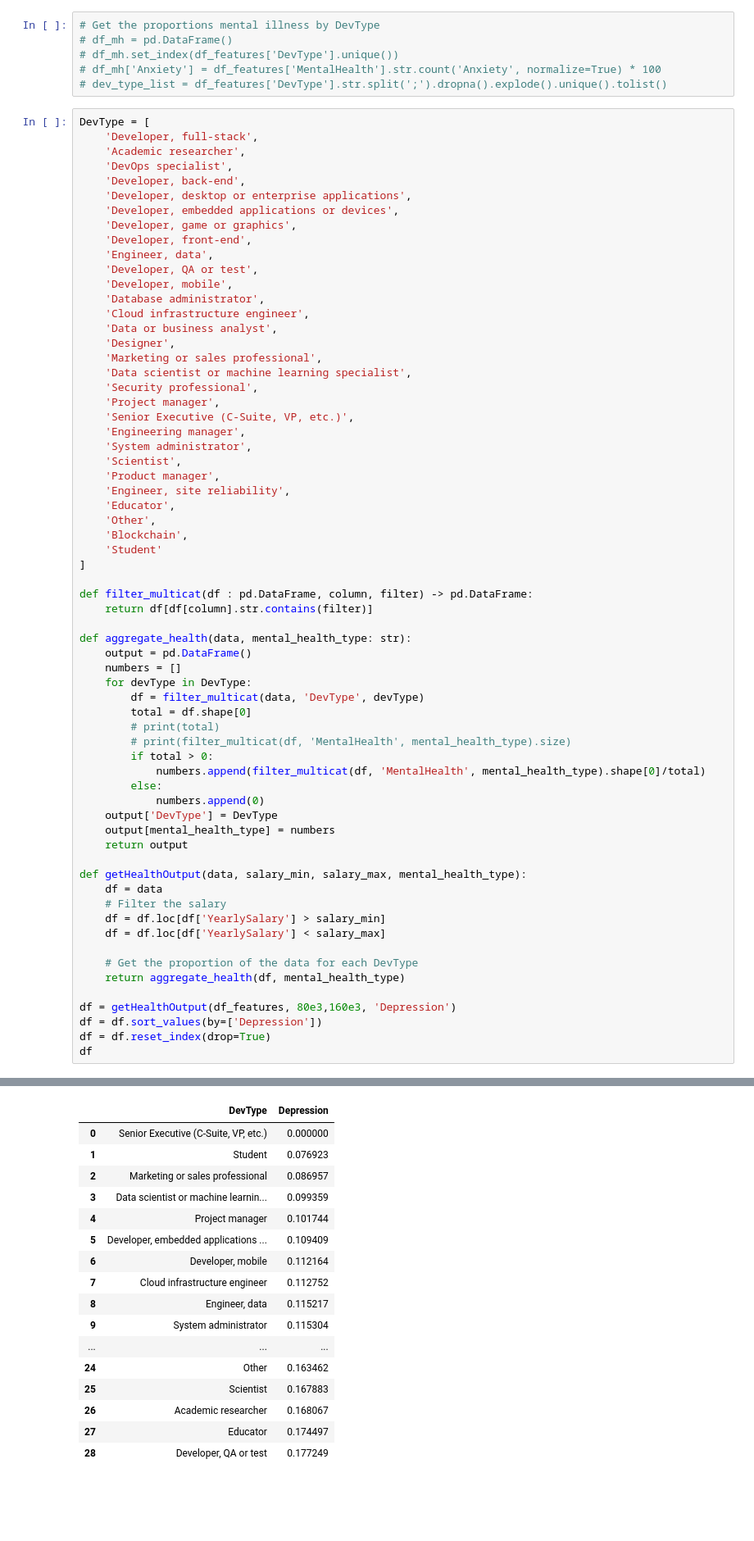
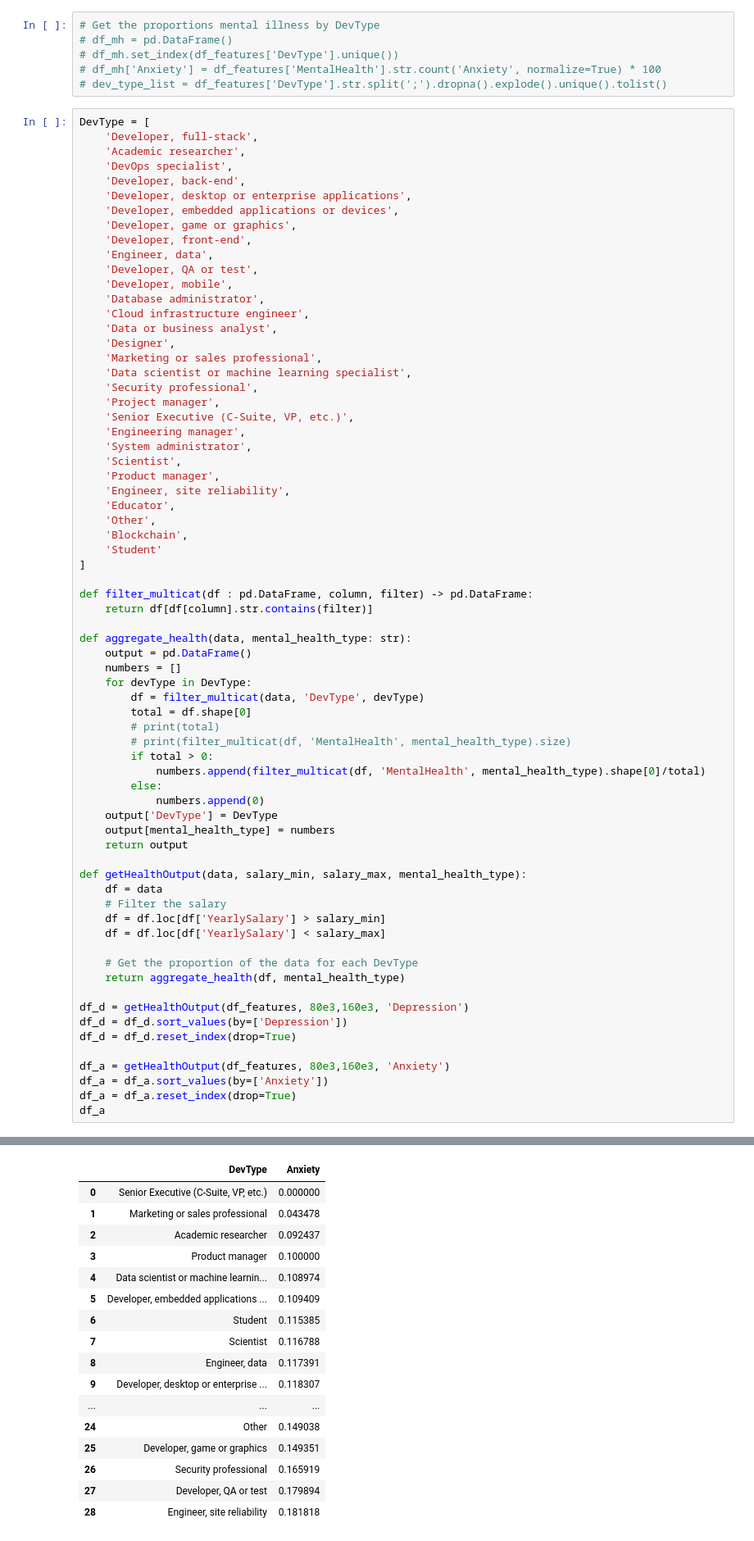
Before and after one commit to alphasigma25/VI-2022, a Jupyter notebook: MentalHealthCSV.ipynb, the cells around one changed output, grey strips where cells are left out. Shown: that part at 82% size. Drawn from its saved outputs; the diff is of its cells as text; blank space fills up the shorter version.

Commit message:
Added Anxiety to mental_health

```diff
--- a/MentalHealthCSV.ipynb
+++ b/MentalHealthCSV.ipynb
@@ -214,9 +214,13 @@ def getHealthOutput(data, salary_min, salary_max, mental_health_type):
     # Get the proportion of the data for each DevType
     return aggregate_health(df, mental_health_type)
 
-df = getHealthOutput(df_features, 80e3,160e3, 'Depression')
-df = df.sort_values(by=['Depression'])
-df = df.reset_index(drop=True)
-df
+df_d = getHealthOutput(df_features, 80e3,160e3, 'Depression')
+df_d = df_d.sort_values(by=['Depression'])
+df_d = df_d.reset_index(drop=True)
+
+df_a = getHealthOutput(df_features, 80e3,160e3, 'Anxiety')
+df_a = df_a.sort_values(by=['Anxiety'])
+df_a = df_a.reset_index(drop=True)
+df_a
 # %% [output]
 This pattern is interpreted as a regular expression, and has match groups. To actually get the groups, use str.extract.
@@ -223,20 +230,20 @@ This pattern is interpreted as a regular expression, and has match groups. To ac
-|  | DevType | Depression |
+|  | DevType | Anxiety |
 | 0 | Senior Executive (C-Suite, VP, etc.) | 0.000000 |
-| 1 | Student | 0.076923 |
-| 2 | Marketing or sales professional | 0.086957 |
-| 3 | Data scientist or machine learnin... | 0.099359 |
-| 4 | Project manager | 0.101744 |
+| 1 | Marketing or sales professional | 0.043478 |
+| 2 | Academic researcher | 0.092437 |
+| 3 | Product manager | 0.100000 |
+| 4 | Data scientist or machine learnin... | 0.108974 |
 | 5 | Developer, embedded applications ... | 0.109409 |
-| 6 | Developer, mobile | 0.112164 |
-| 7 | Cloud infrastructure engineer | 0.112752 |
-| 8 | Engineer, data | 0.115217 |
-| 9 | System administrator | 0.115304 |
+| 6 | Student | 0.115385 |
+| 7 | Scientist | 0.116788 |
+| 8 | Engineer, data | 0.117391 |
+| 9 | Developer, desktop or enterprise ... | 0.118307 |
 | ... | ... | ... |
-| 24 | Other | 0.163462 |
-| 25 | Scientist | 0.167883 |
-| 26 | Academic researcher | 0.168067 |
-| 27 | Educator | 0.174497 |
-| 28 | Developer, QA or test | 0.177249 |
+| 24 | Other | 0.149038 |
+| 25 | Developer, game or graphics | 0.149351 |
+| 26 | Security professional | 0.165919 |
+| 27 | Developer, QA or test | 0.179894 |
+| 28 | Engineer, site reliability | 0.181818 |
 # %%
 from plotly.subplots import make_subplots
 import plotly.graph_objects as go
```
Also changed, not shown: parts of 2 cells of this notebook.
